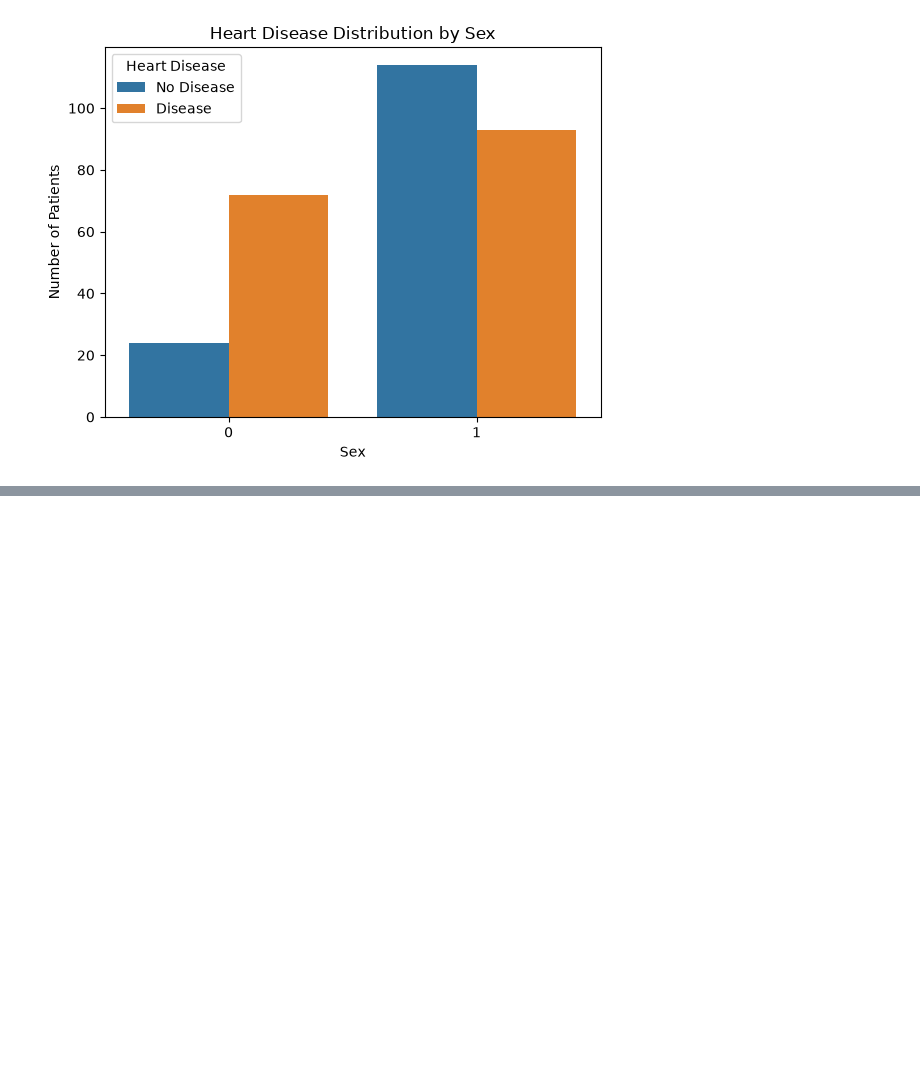
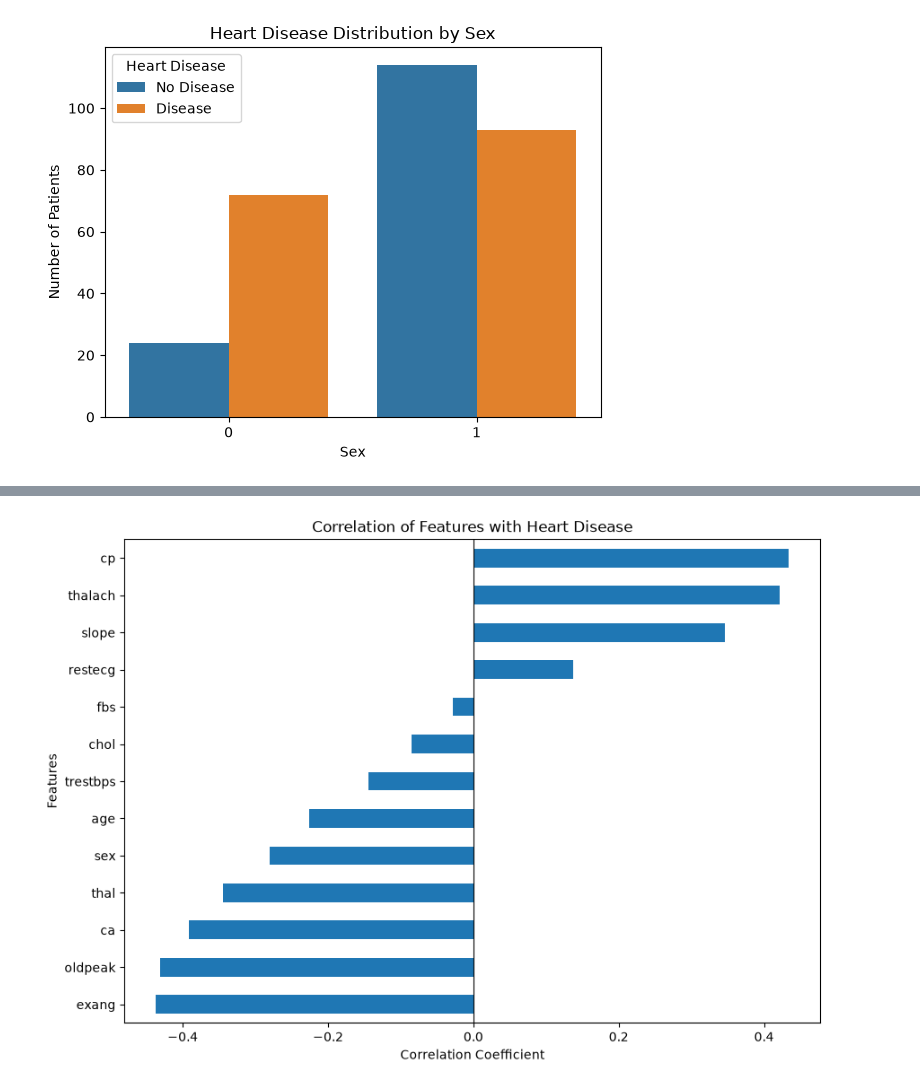
Before and after one commit to salilu1/heart-disease, a Jupyter notebook: heart_disease.ipynb, the cells around one changed output, grey strips where cells are left out. Drawn from its saved outputs; the diff is of its cells as text; code cells hidden in the pictures; blank space fills up the shorter version.

```diff
--- a/heart_disease.ipynb
+++ b/heart_disease.ipynb
@@ -112,0 +205,16 @@ plt.show()
+# %%
+plt.figure(figsize=(10, 7))
+
+corr_matrix["target"].drop("target").sort_values().plot(
+    kind="barh"
+)
+
+plt.title("Correlation of Features with Heart Disease")
+plt.xlabel("Correlation Coefficient")
+plt.ylabel("Features")
+
+plt.axvline(x=0, color="black", linewidth=0.8)
+
+plt.show()
+# %% [output]
+[figure, added]
```
Also changed, not shown: parts of 6 cells of this notebook.
